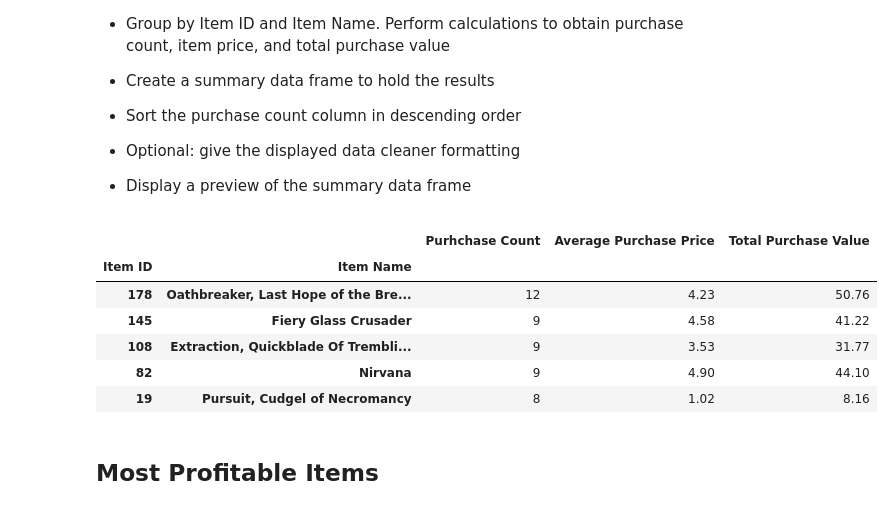
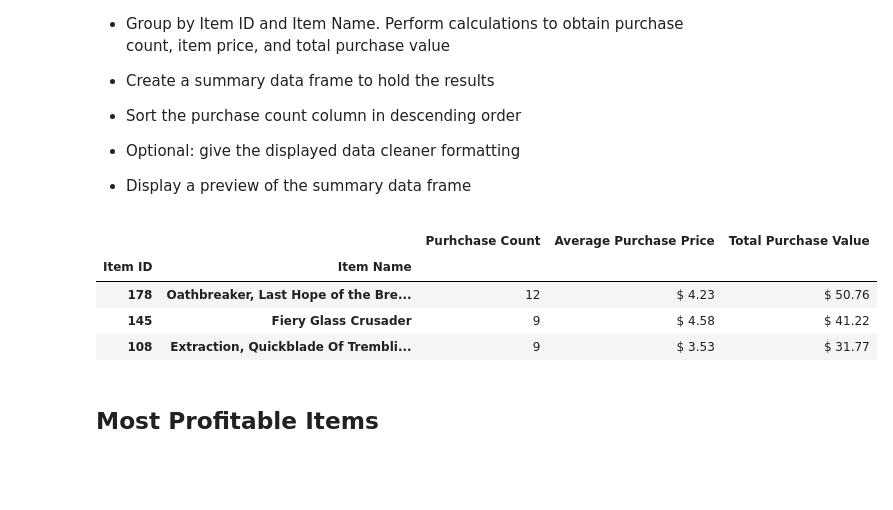
Before and after one commit to amitbuet97/HeroesOfPymoli, a Jupyter notebook: HeroesOfPymoli_starter.ipynb, the cells around one changed output. Saved outputs shown, nothing was run; the diff lists cells and outputs as text; code cells hidden in the pictures; blank space fills up the shorter version.

```diff
--- a/HeroesOfPymoli_starter.ipynb
+++ b/HeroesOfPymoli_starter.ipynb
@@ -350,29 +351,33 @@ grouped_user_df_update.sort_values("Total Purchase Value", ascending=False).head
 
 * Display a preview of the summary data frame
 # %%
+# Group by Item ID and Item Name. Perform calculations to obtain purchase count, item price, and total purchase value
+
 most_popular_df = purchase_data.groupby(['Item ID','Item Name'])
 
 popular_purchase_count_user = most_popular_df["Purchase ID"].count()
 
 popular_average_purchase_price_user = most_popular_df["Price"].mean()
 
 popular_total_purchase_price_user = most_popular_df["Price"].sum()
 
 grouped_most_popular_df_update = pd.DataFrame({"Purhchase Count" : popular_purchase_count_user,
                                         "Average Purchase Price" :  popular_average_purchase_price_user,
                                         "Total Purchase Value" : popular_total_purchase_price_user
 
                                            })
+grouped_most_popular_df_update["Average Purchase Price"] = grouped_most_popular_df_update["Average Purchase Price"].map("$ {:,.2f}".format)
 
-grouped_most_popular_df_update.sort_values("Purhchase Count", ascending=False).head(5)
+grouped_most_popular_df_update["Total Purchase Value"] = grouped_most_popular_df_update["Total Purchase Value"].map("$ {:,.2f}".format)
+
+
+grouped_most_popular_df_update.sort_values("Purhchase Count", ascending=False).head(3)
 # %% [output]
 |  |  | Purhchase Count | Average Purchase Price | Total Purchase Value |
 | Item ID | Item Name |  |  |  |
-| 178 | Oathbreaker, Last Hope of the Bre... | 12 | 4.23 | 50.76 |
-| 145 | Fiery Glass Crusader | 9 | 4.58 | 41.22 |
-| 108 | Extraction, Quickblade Of Trembli... | 9 | 3.53 | 31.77 |
-| 82 | Nirvana | 9 | 4.90 | 44.10 |
-| 19 | Pursuit, Cudgel of Necromancy | 8 | 1.02 | 8.16 |
+| 178 | Oathbreaker, Last Hope of the Bre... | 12 | $ 4.23 | $ 50.76 |
+| 145 | Fiery Glass Crusader | 9 | $ 4.58 | $ 41.22 |
+| 108 | Extraction, Quickblade Of Trembli... | 9 | $ 3.53 | $ 31.77 |
 # %% [markdown]
 ## Most Profitable Items
 # %% [markdown]
```
Also changed, not shown: parts of 4 cells of this notebook.
